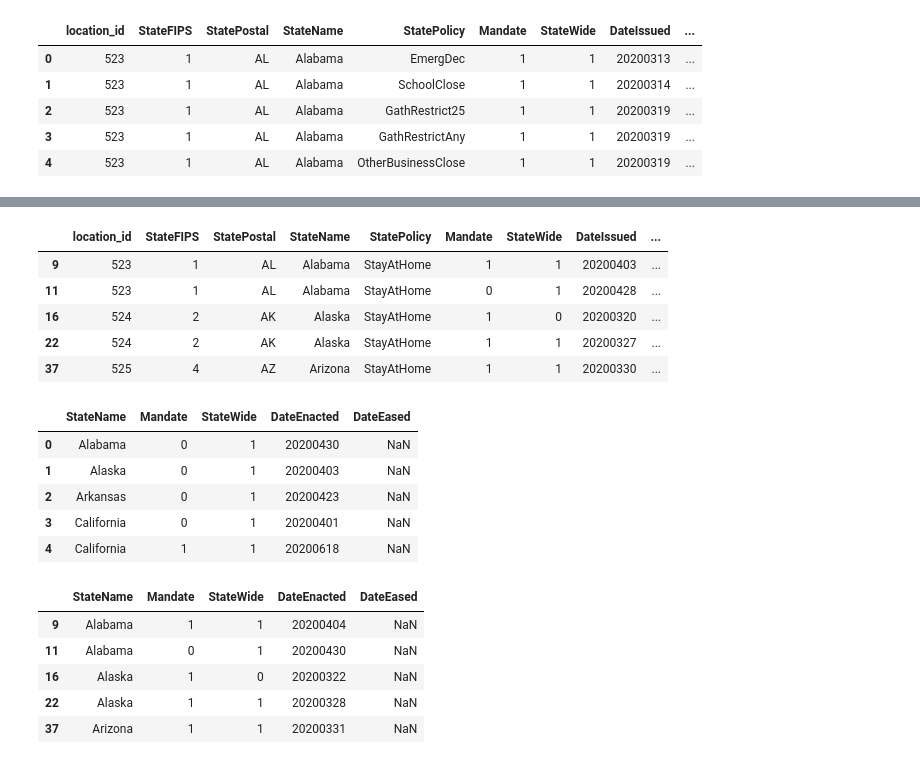
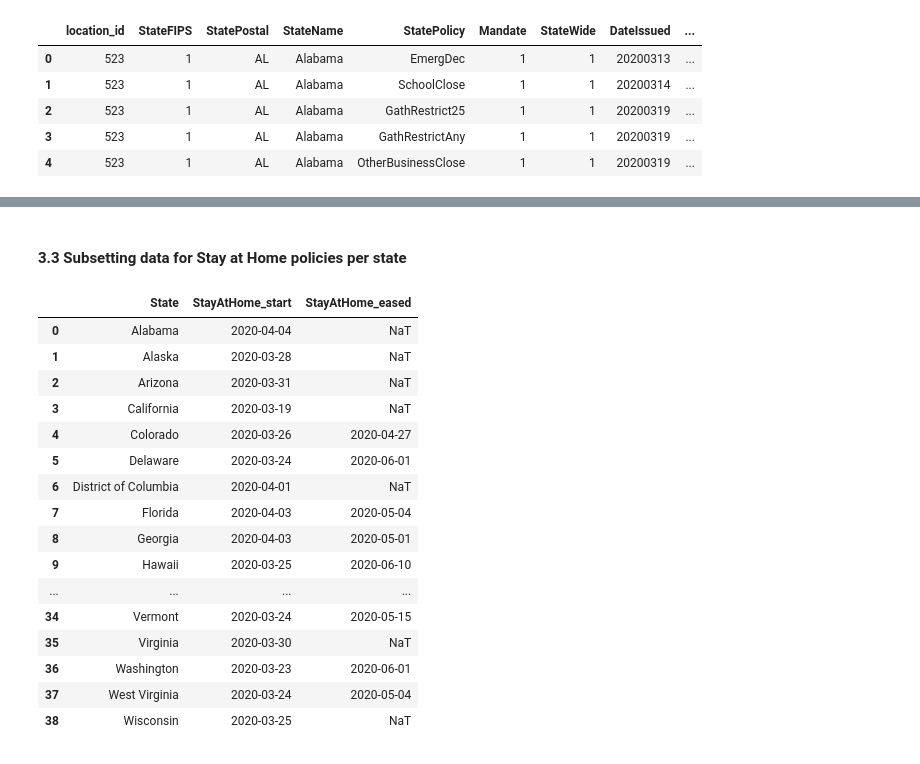
Before and after one commit to JMiguelFernandes/Project-5---Coronavirus, a Jupyter notebook: Dates of first 100 cases and policies.ipynb, the cells around one changed output, grey strips where cells are left out. Cells and saved outputs as stored; diff of their text form; code cells hidden in the pictures.

```diff
--- a/Dates of first 100 cases and policies.ipynb
+++ b/Dates of first 100 cases and policies.ipynb
@@ -86,8 +94,3 @@ df_policies.head()
 | 2 | 523 | 1 | AL | Alabama | GathRestrict25 | 1 | 1 | 20200319 | ... |
 | 3 | 523 | 1 | AL | Alabama | GathRestrictAny | 1 | 1 | 20200319 | ... |
 | 4 | 523 | 1 | AL | Alabama | OtherBusinessClose | 1 | 1 | 20200319 | ... |
-# %%
-# Subsetting for PublicMask and StayAtHome
-
-df_policies = df_policies[df_policies["StatePolicy"].isin(["PublicMask", "StayAtHome"])]
-df_policies.head()
@@ -113,0 +99,16 @@ df_public_mask.head()
+# %%
+def subset_state_policy(df, policy):
+    df = df.loc[(df["StatePolicy"] == policy) & (df["Mandate"] == 1) & (df["StateWide"] == 1)]
+    df = df[["StateName", "DateEnacted", "DateEased"]]
+
+    # Converting date columns to datetime
+    df["DateEnacted"] = pd.to_datetime(df["DateEnacted"], format="%Y%m%d")
+    df["DateEased"] = pd.to_datetime(df["DateEased"], format="%Y%m%d")
+
+    # Renaming columns to unique dates
+    df.columns = ["State", policy + "_start",
+                  policy + "_eased"]
+
+    df = df.drop_duplicates(subset=["State"], keep="first").reset_index(drop=True)
+
+    return df
@@ -114,36 +136,23 @@ df_public_mask.head()
+# %% [markdown]
+#### 3.3 Subsetting data for Stay at Home policies per state
 # %%
-df_stay_home = df_policies.loc[df_policies["StatePolicy"] == "StayAtHome"]
-df_stay_home.head()
+df_stay_home = subset_state_policy(df_policies, "StayAtHome")
+df_stay_home
 # %% [output]
-|  | location_id | StateFIPS | StatePostal | StateName | StatePolicy | Mandate | StateWide | DateIssued | ... |
-| 9 | 523 | 1 | AL | Alabama | StayAtHome | 1 | 1 | 20200403 | ... |
-| 11 | 523 | 1 | AL | Alabama | StayAtHome | 0 | 1 | 20200428 | ... |
-| 16 | 524 | 2 | AK | Alaska | StayAtHome | 1 | 0 | 20200320 | ... |
-| 22 | 524 | 2 | AK | Alaska | StayAtHome | 1 | 1 | 20200327 | ... |
-| 37 | 525 | 4 | AZ | Arizona | StayAtHome | 1 | 1 | 20200330 | ... |
+|  | State | StayAtHome_start | StayAtHome_eased |
+| 0 | Alabama | 2020-04-04 | NaT |
+| 1 | Alaska | 2020-03-28 | NaT |
+| 2 | Arizona | 2020-03-31 | NaT |
+| 3 | California | 2020-03-19 | NaT |
+| 4 | Colorado | 2020-03-26 | 2020-04-27 |
+| 5 | Delaware | 2020-03-24 | 2020-06-01 |
+| 6 | District of Columbia | 2020-04-01 | NaT |
+| 7 | Florida | 2020-04-03 | 2020-05-04 |
+| 8 | Georgia | 2020-04-03 | 2020-05-01 |
+| 9 | Hawaii | 2020-03-25 | 2020-06-10 |
+| ... | ... | ... | ... |
+| 34 | Vermont | 2020-03-24 | 2020-05-15 |
+| 35 | Virginia | 2020-03-30 | NaT |
+| 36 | Washington | 2020-03-23 | 2020-06-01 |
+| 37 | West Virginia | 2020-03-24 | 2020-05-04 |
+| 38 | Wisconsin | 2020-03-25 | NaT |
-# %%
-# subset for dates when Public Mask policy was enacted and eased
-
-df_public_mask = df_public_mask[["StateName","Mandate", "StateWide", "DateEnacted", "DateEased"]]
-
-df_public_mask.head()
-# %% [output]
-|  | StateName | Mandate | StateWide | DateEnacted | DateEased |
-| 0 | Alabama | 0 | 1 | 20200430 | NaN |
-| 1 | Alaska | 0 | 1 | 20200403 | NaN |
-| 2 | Arkansas | 0 | 1 | 20200423 | NaN |
-| 3 | California | 0 | 1 | 20200401 | NaN |
-| 4 | California | 1 | 1 | 20200618 | NaN |
-# %%
-# subset for dates when Stay at Home policy was enacted and eased
-
-df_stay_home = df_stay_home[["StateName","Mandate", "StateWide", "DateEnacted", "DateEased"]]
-
-df_stay_home.head()
-# %% [output]
-|  | StateName | Mandate | StateWide | DateEnacted | DateEased |
-| 9 | Alabama | 1 | 1 | 20200404 | NaN |
-| 11 | Alabama | 0 | 1 | 20200430 | NaN |
-| 16 | Alaska | 1 | 0 | 20200322 | NaN |
-| 22 | Alaska | 1 | 1 | 20200328 | NaN |
-| 37 | Arizona | 1 | 1 | 20200331 | NaN |
```
Also changed, not shown: parts of 36 cells of this notebook, 1 other file.
